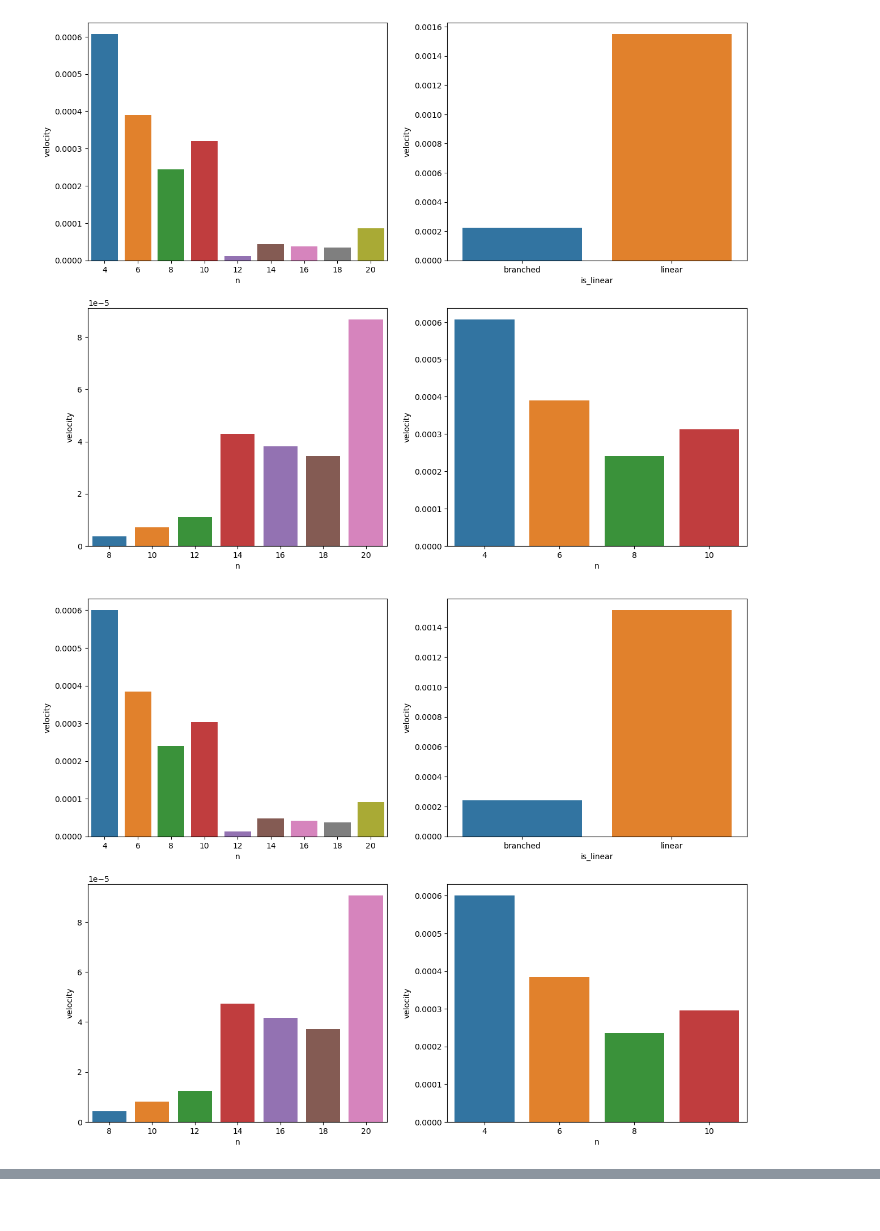
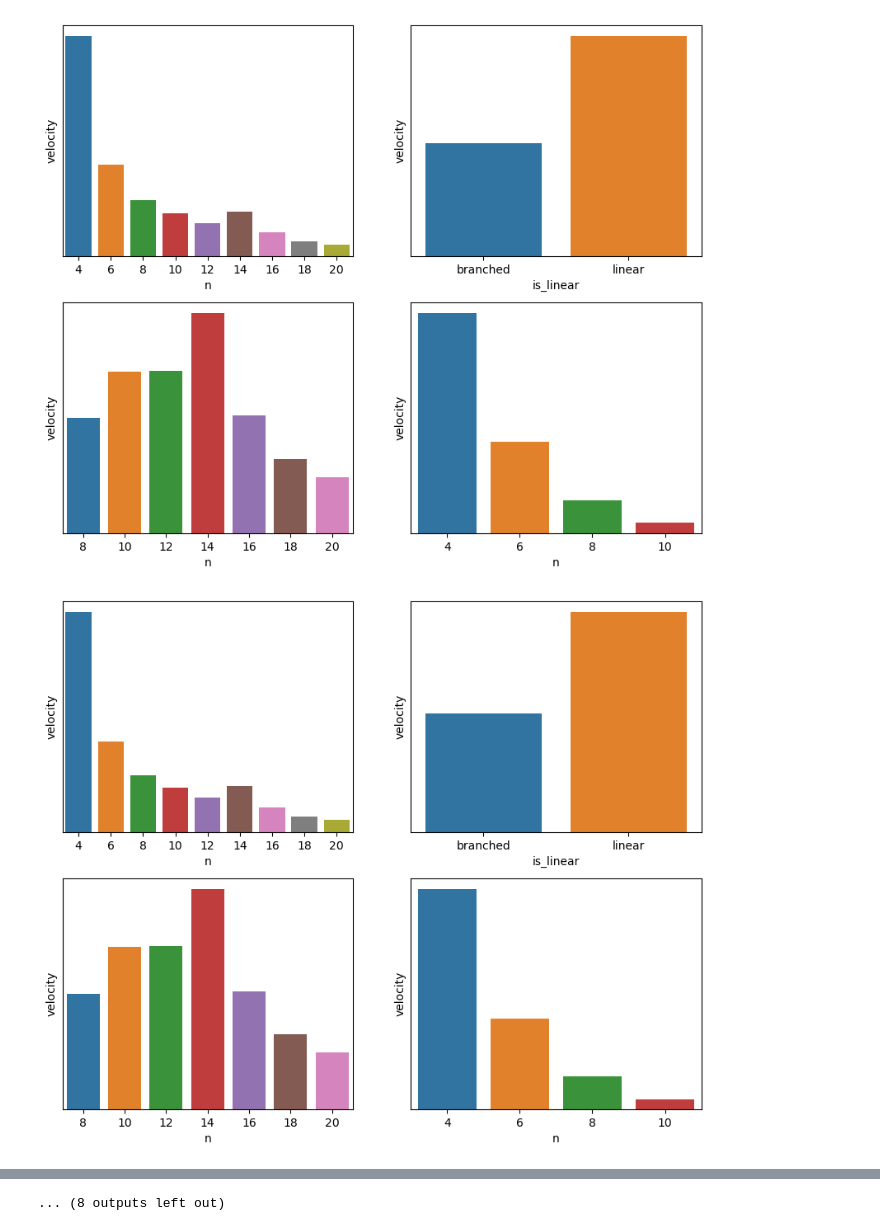
Before and after one commit to aleksandravdoshin/reactor_model, a Jupyter notebook: Oligomerization_example.ipynb, the cells around one changed output, grey strips where cells are left out. Saved outputs shown, nothing was run; the diff lists cells and outputs as text; code cells hidden in the pictures.

```diff
--- a/Oligomerization_example.ipynb
+++ b/Oligomerization_example.ipynb
@@ -121,18 +131,20 @@ k_death_bas_br = np.where(k_death_bas_br < 0, 1e-4, k_death_bas_br)
 # %%
 df = pd.DataFrame()
-for cnt, d0 in enumerate(np.linspace(1e-1, 1e-4, 10)):
+for cnt, d0 in enumerate(np.linspace(1e-2, 1e-5, 20)):
     d1 = d0 * 0.1
     d_linear = np.linspace(d0, d0 * 0.1, 4)
     d_branched = np.linspace(d1, d1 * 0.1, 28)
 
     dft = get_analysis(d_linear, d_branched, k_grow_bas=k_grow_bas,
                                     k_death_bas=k_death_bas,
                                     k_grow_bas_br=k_grow_bas_br,
-                                    k_death_bas_br=k_death_bas_br)
+                                    k_death_bas_br=k_death_bas_br,
+                                    k_grow_ni=k_grow_ni,
+                                    k_death_ni=k_death_ni)
 
     plot_distribution(dft, f'{d0}')
     dft['d0'] = d0
     df = pd.concat([df, dft])
 # %% [output]
-[figure, old version]
+[figure, new version]
-[figure, old version]
+[figure, new version]
@@ -147,3 +161,4 @@ for cnt, d0 in enumerate(np.linspace(1e-1, 1e-4, 10)):
+... (8 outputs left out)
 # %%
 import duckdb
 con = duckdb.connect(database=':memory:', read_only=False)
```
Also changed, not shown: parts of 10 cells of this notebook, 1 other file.
